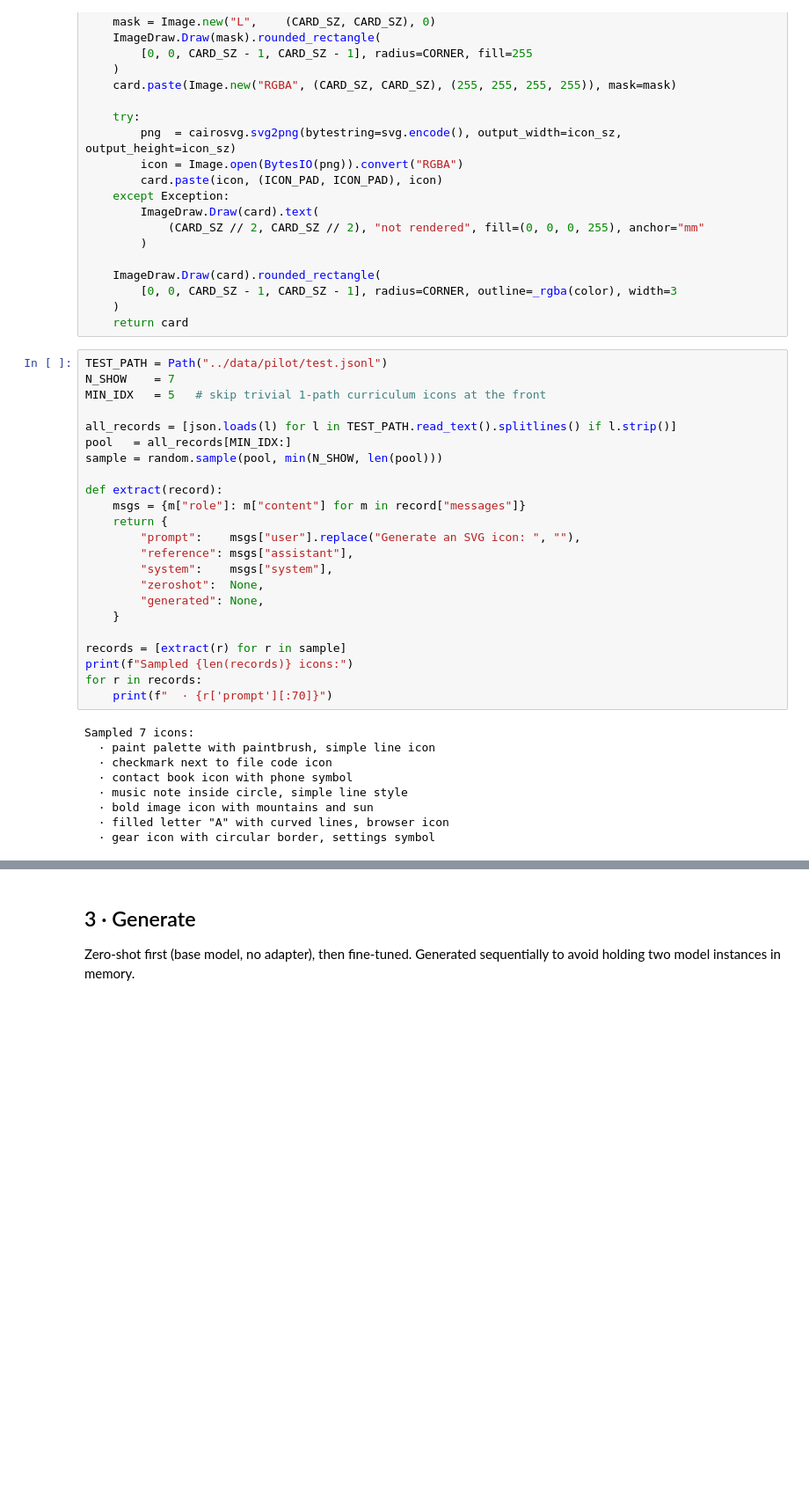
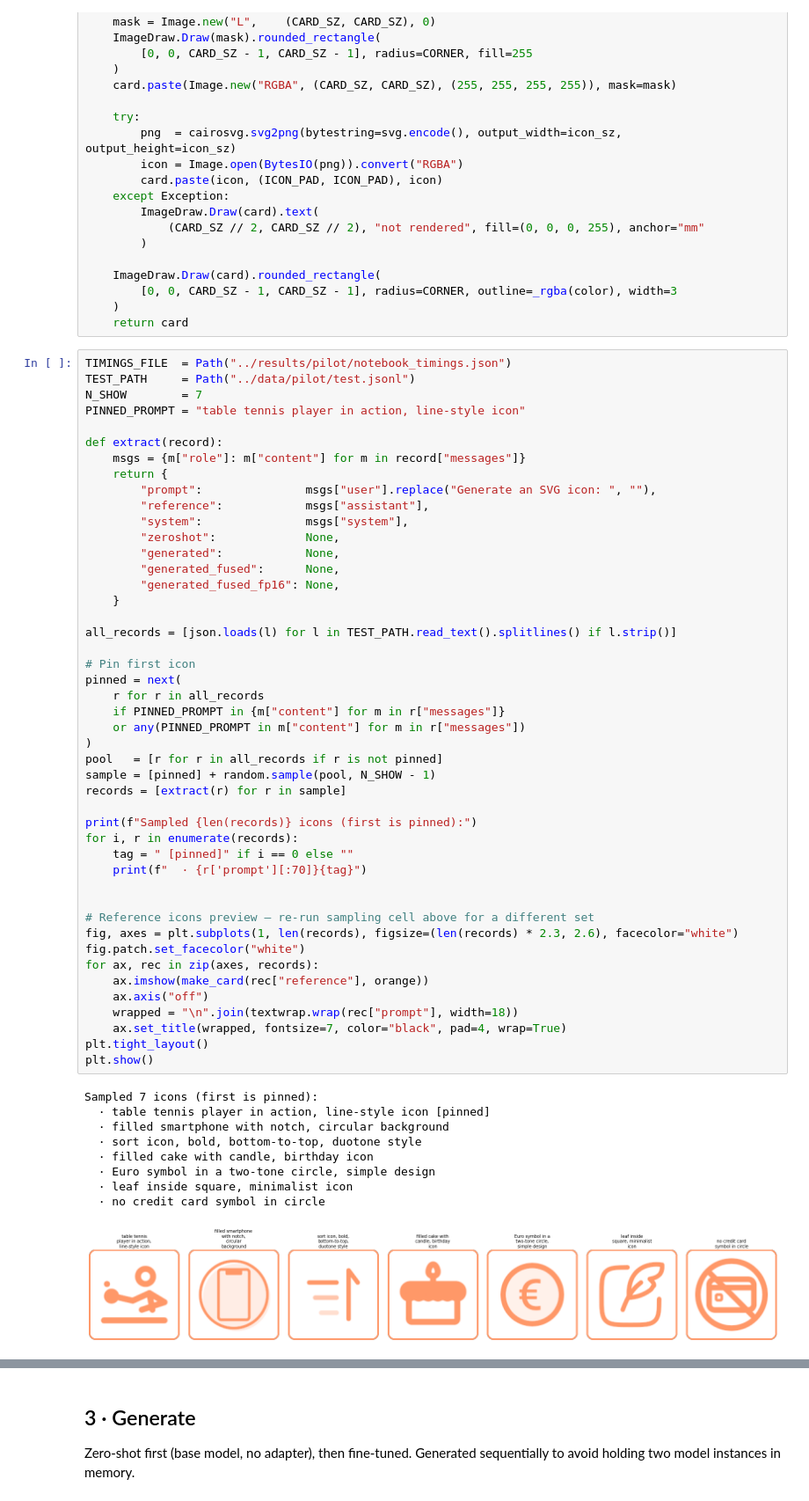
Before and after one commit to yauheniya-adesso/icongenai, a Jupyter notebook: notebooks/06_training_results.ipynb, the cells around one changed output, grey strips where cells are left out. Shown at 88% size. Drawn from its saved outputs; the diff is of its cells as text; blank space fills up the shorter version.

```diff
--- a/notebooks/06_training_results.ipynb
+++ b/notebooks/06_training_results.ipynb
@@ -194,34 +194,58 @@ def make_card(svg_text, color):
     )
     return card
 # %%
-TEST_PATH = Path("../data/pilot/test.jsonl")
-N_SHOW    = 7
-MIN_IDX   = 5   # skip trivial 1-path curriculum icons at the front
-
-all_records = [json.loads(l) for l in TEST_PATH.read_text().splitlines() if l.strip()]
-pool   = all_records[MIN_IDX:]
-sample = random.sample(pool, min(N_SHOW, len(pool)))
+TIMINGS_FILE  = Path("../results/pilot/notebook_timings.json")
+TEST_PATH     = Path("../data/pilot/test.jsonl")
+N_SHOW        = 7
+PINNED_PROMPT = "table tennis player in action, line-style icon"
 
 def extract(record):
     msgs = {m["role"]: m["content"] for m in record["messages"]}
     return {
-        "prompt":    msgs["user"].replace("Generate an SVG icon: ", ""),
-        "reference": msgs["assistant"],
-        "system":    msgs["system"],
-        "zeroshot":  None,
-        "generated": None,
+        "prompt":               msgs["user"].replace("Generate an SVG icon: ", ""),
+        "reference":            msgs["assistant"],
+        "system":               msgs["system"],
+        "zeroshot":             None,
+        "generated":            None,
+        "generated_fused":      None,
+        "generated_fused_fp16": None,
     }
 
+all_records = [json.loads(l) for l in TEST_PATH.read_text().splitlines() if l.strip()]
+
+# Pin first icon
+pinned = next(
+    r for r in all_records
+    if PINNED_PROMPT in {m["content"] for m in r["messages"]}
+    or any(PINNED_PROMPT in m["content"] for m in r["messages"])
+)
+pool   = [r for r in all_records if r is not pinned]
+sample = [pinned] + random.sample(pool, N_SHOW - 1)
 records = [extract(r) for r in sample]
-print(f"Sampled {len(records)} icons:")
-for r in records:
-    print(f"  · {r['prompt'][:70]}")
+
+print(f"Sampled {len(records)} icons (first is pinned):")
+for i, r in enumerate(records):
+    tag = " [pinned]" if i == 0 else ""
+    print(f"  · {r['prompt'][:70]}{tag}")
+
+
+# Reference icons preview — re-run sampling cell above for a different set
+fig, axes = plt.subplots(1, len(records), figsize=(len(records) * 2.3, 2.6), facecolor="white")
+fig.patch.set_facecolor("white")
+for ax, rec in zip(axes, records):
+    ax.imshow(make_card(rec["reference"], orange))
+    ax.axis("off")
+    wrapped = "\n".join(textwrap.wrap(rec["prompt"], width=18))
+    ax.set_title(wrapped, fontsize=7, color="black", pad=4, wrap=True)
+plt.tight_layout()
+plt.show()
 # %% [output]
-Sampled 7 icons:
-  · paint palette with paintbrush, simple line icon
-  · checkmark next to file code icon
-  · contact book icon with phone symbol
-  · music note inside circle, simple line style
-  · bold image icon with mountains and sun
-  · filled letter "A" with curved lines, browser icon
-  · gear icon with circular border, settings symbol
+Sampled 7 icons (first is pinned):
+  · table tennis player in action, line-style icon [pinned]
+  · filled smartphone with notch, circular background
+  · sort icon, bold, bottom-to-top, duotone style
+  · filled cake with candle, birthday icon
+  · Euro symbol in a two-tone circle, simple design
+  · leaf inside square, minimalist icon
+  · no credit card symbol in circle
+[figure, added]
```
Also changed, not shown: parts of 9 cells of this notebook, 3 other files.
